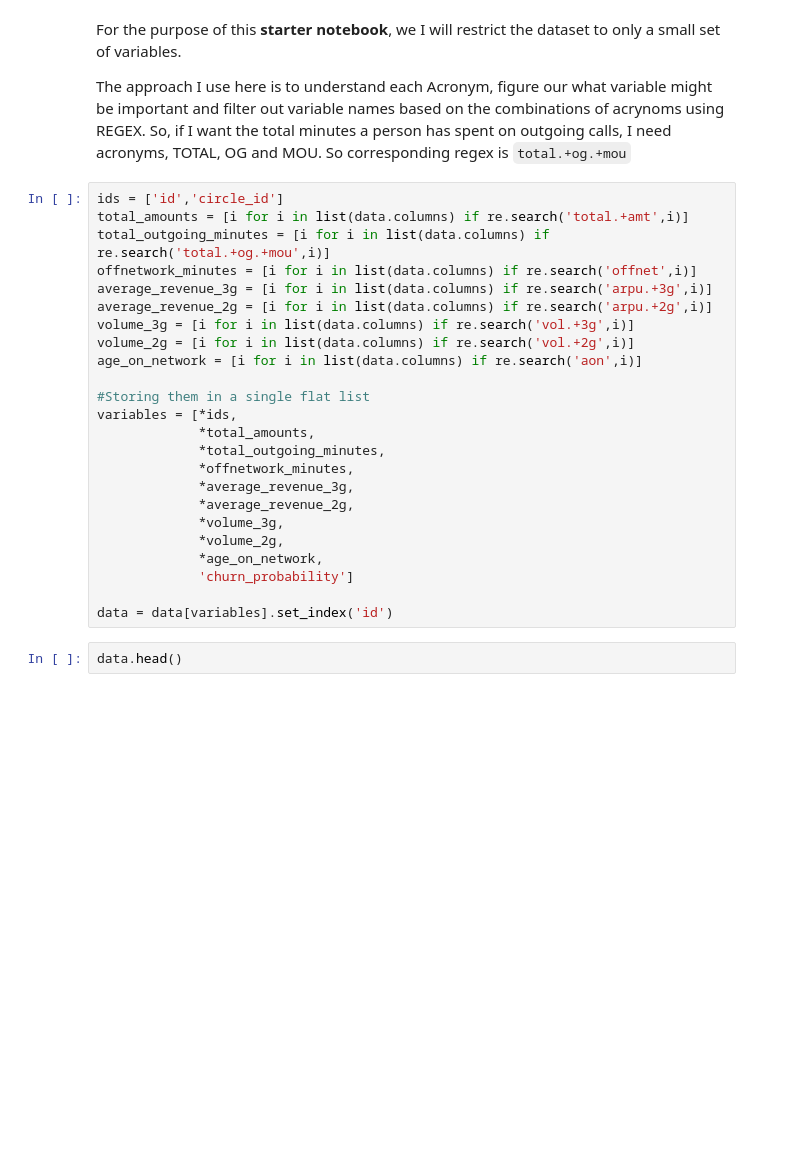
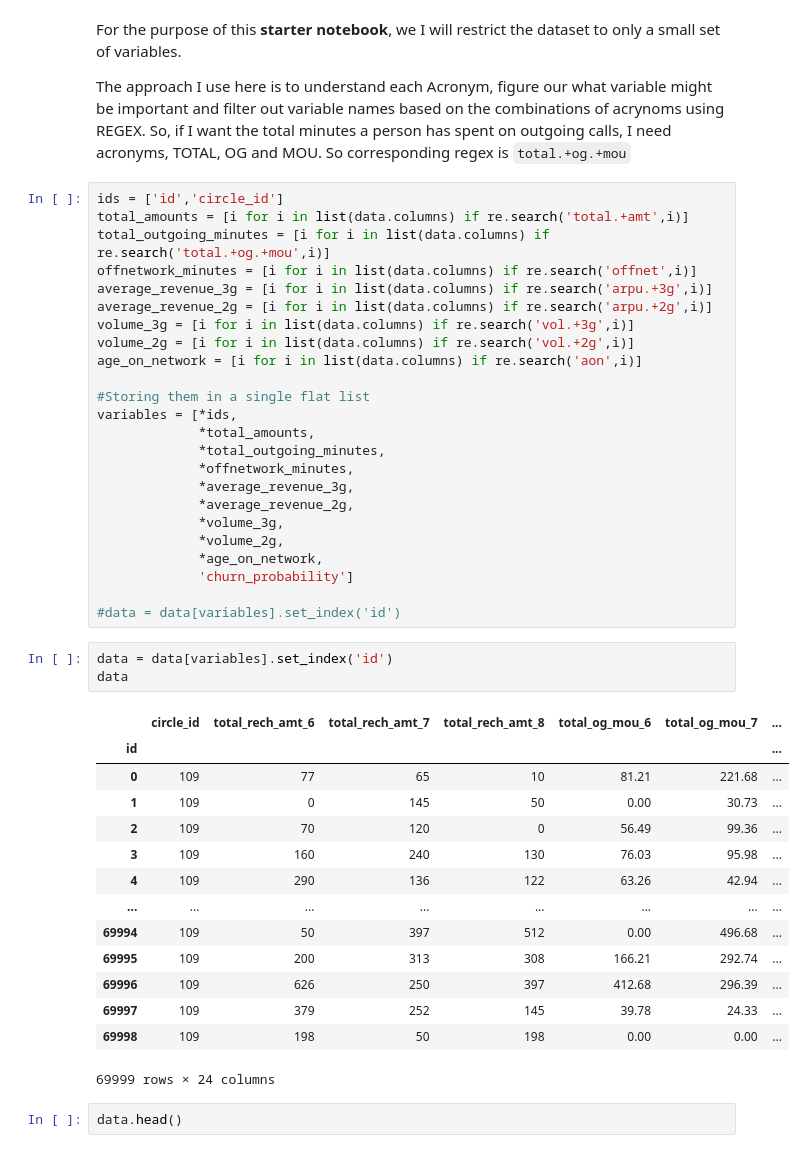
Before and after one commit to chetanrajhans/Telecom-Churn-Case-Study, a Jupyter notebook: starter-notebook - Labs 1.ipynb, the cells around one changed output. Drawn from its saved outputs; the diff is of its cells as text; blank space fills up the shorter version.

```diff
--- a/starter-notebook - Labs 1.ipynb
+++ b/starter-notebook - Labs 1.ipynb
@@ -162,7 +162,25 @@ variables = [*ids,
              *age_on_network,
              'churn_probability']
 
-data = data[variables].set_index('id')
+#data = data[variables].set_index('id')
+# %%
+data = data[variables].set_index('id')
+data
+# %% [output]
+|  | circle_id | total_rech_amt_6 | total_rech_amt_7 | total_rech_amt_8 | total_og_mou_6 | total_og_mou_7 | ... |
+| id |  |  |  |  |  |  | ... |
+| 0 | 109 | 77 | 65 | 10 | 81.21 | 221.68 | ... |
+| 1 | 109 | 0 | 145 | 50 | 0.00 | 30.73 | ... |
+| 2 | 109 | 70 | 120 | 0 | 56.49 | 99.36 | ... |
+| 3 | 109 | 160 | 240 | 130 | 76.03 | 95.98 | ... |
+| 4 | 109 | 290 | 136 | 122 | 63.26 | 42.94 | ... |
+| ... | ... | ... | ... | ... | ... | ... | ... |
+| 69994 | 109 | 50 | 397 | 512 | 0.00 | 496.68 | ... |
+| 69995 | 109 | 200 | 313 | 308 | 166.21 | 292.74 | ... |
+| 69996 | 109 | 626 | 250 | 397 | 412.68 | 296.39 | ... |
+| 69997 | 109 | 379 | 252 | 145 | 39.78 | 24.33 | ... |
+| 69998 | 109 | 198 | 50 | 198 | 0.00 | 0.00 | ... |
+69999 rows × 24 columns
 # %%
 data.head()
 # %% [output]
```
Also changed, not shown: 5 other files.
